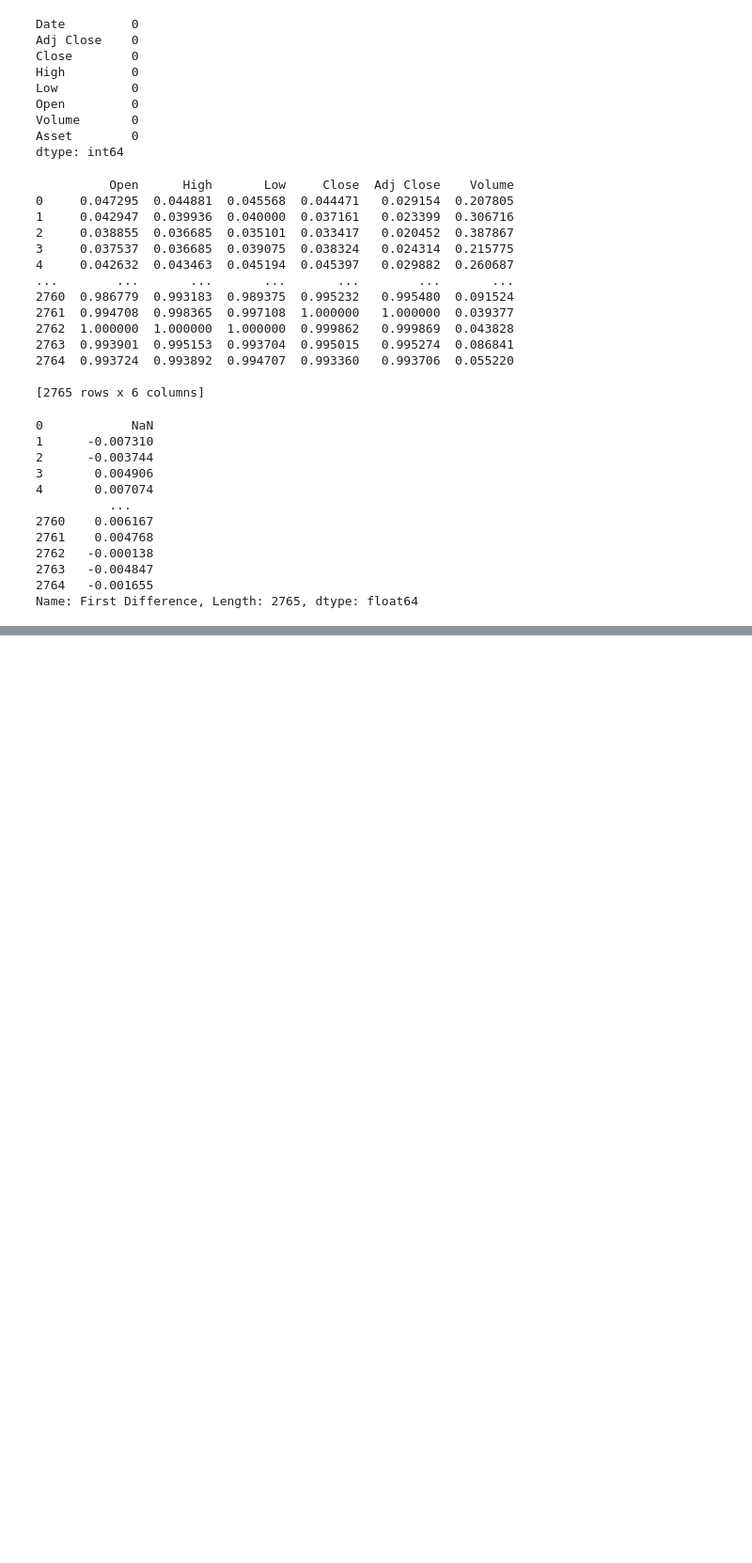
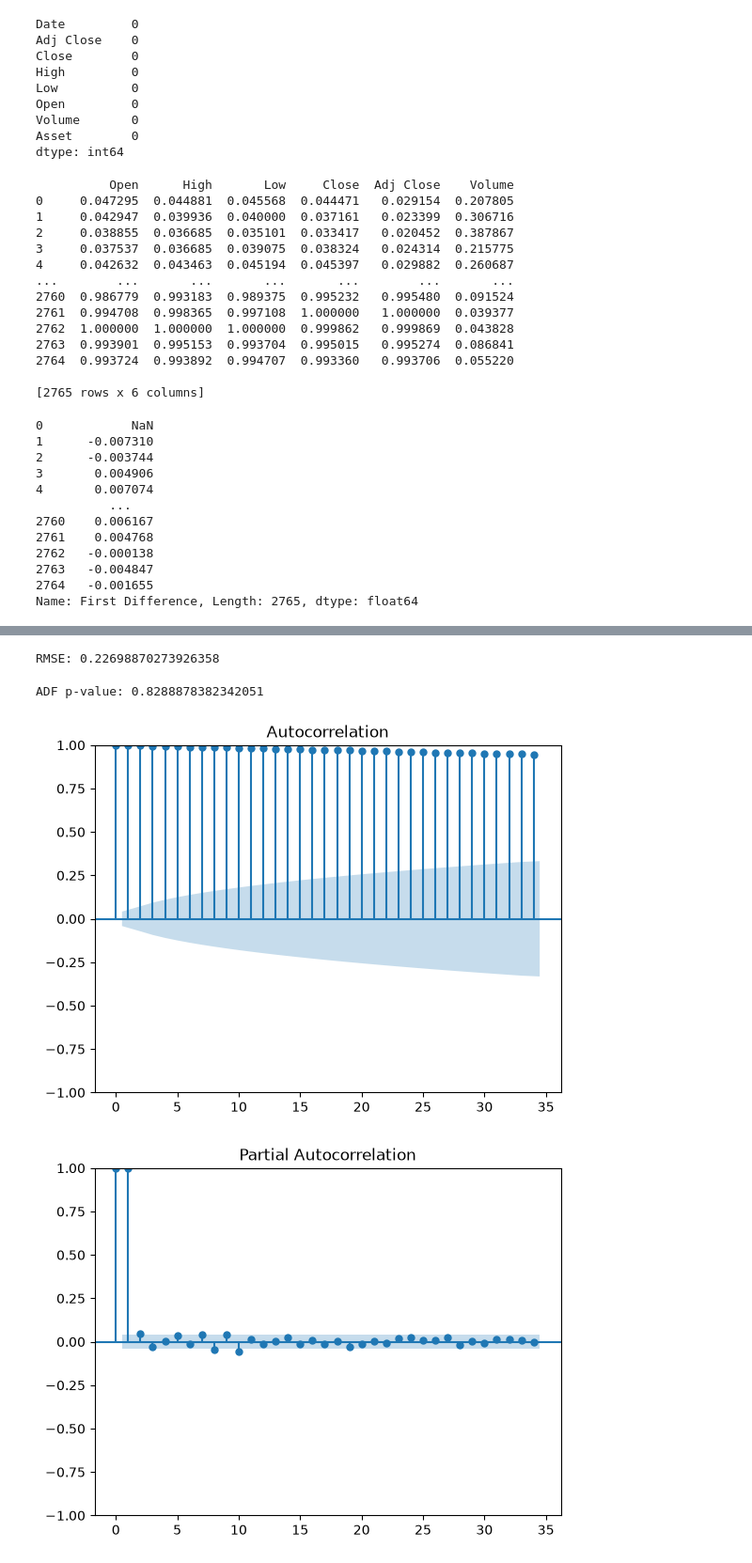
Before and after one commit to toleshee2015/portfolio-optimization, a Jupyter notebook: Task-1.ipynb, the cells around one changed output, grey strips where cells are left out. Shown at 94% size. Cells and saved outputs as stored; diff of their text form; code cells hidden in the pictures; blank space fills up the shorter version.

```diff
--- a/Task-1.ipynb
+++ b/Task-1.ipynb
@@ -253,0 +478,38 @@ Name: First Difference, Length: 2765, dtype: float64
+# %%
+from sklearn.metrics import mean_squared_error
+import numpy as np
+
+rmse = np.sqrt(mean_squared_error(test['Close'], forecast))
+print("RMSE:", rmse)
+# %% [output]
+RMSE: 0.22698870273926358
+# %%
+import pandas as pd
+
+df['Date'] = pd.to_datetime(df['Date'])
+df = df.sort_values('Date')
+df.set_index('Date', inplace=True)
+
+y = df['Close']
+# %%
+split = int(len(y) * 0.8)
+
+train = y.iloc[:split]
+test  = y.iloc[split:]
+# %%
+from statsmodels.tsa.stattools import adfuller
+
+adf_result = adfuller(train)
+print("ADF p-value:", adf_result[1])
+# %% [output]
+ADF p-value: 0.8288878382342051
+# %%
+from statsmodels.graphics.tsaplots import plot_acf, plot_pacf
+import matplotlib.pyplot as plt
+
+plot_acf(train)
+plot_pacf(train)
+plt.show()
+# %% [output]
+[figure, added]
+[figure, added]
```
Also changed, not shown: parts of 37 cells of this notebook.
